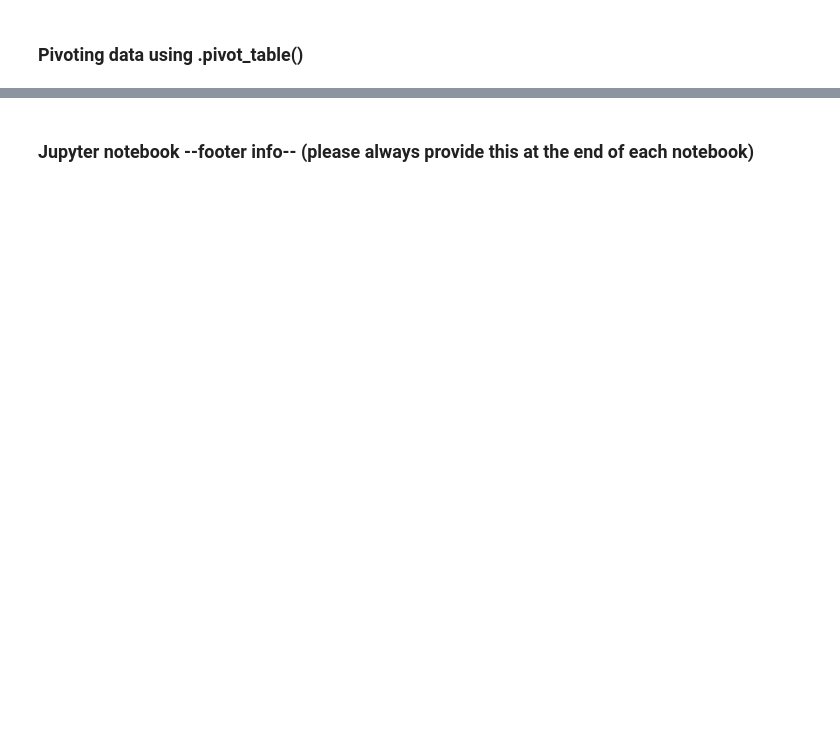
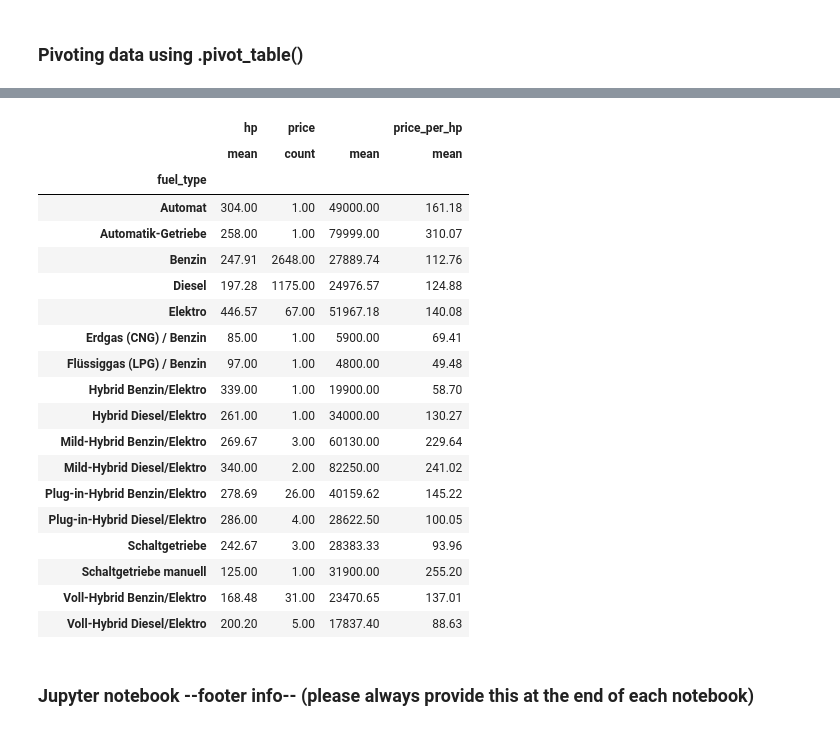
Before and after one commit to CharlesNinjaCoding/python_data_preparation, a Jupyter notebook: advanced_data_preparation_car_data_modified.ipynb, the cells around one changed output, grey strips where cells are left out. Cells and saved outputs as stored; diff of their text form; code cells hidden in the pictures; blank space fills up the shorter version.

```diff
--- a/advanced_data_preparation_car_data_modified.ipynb
+++ b/advanced_data_preparation_car_data_modified.ipynb
@@ -864,3 +943,37 @@ display(df3[['offer_id',
+# %%
+pivot_table = pd.pivot_table(df3[['fuel_type', 'price', 'hp', 'price_per_hp']],
+                             index=['fuel_type'],
+                             values=['price','price_per_hp','hp'],
+                             aggfunc={'price': ['count', 'mean'],
+                                     'price_per_hp': 'mean',
+                                     'hp': 'mean'}).round(2)
+
+# Format the values to 2 decimal places with trailing zeros
+pivot_table = pivot_table.map(lambda x: f"{x:.2f}" if isinstance(x, (int, float)) else x)
+
+# Display the pivot table
+pivot_table
+# %% [output]
+|  | hp | price |  | price_per_hp |
+|  | mean | count | mean | mean |
+| fuel_type |  |  |  |  |
+| Automat | 304.00 | 1.00 | 49000.00 | 161.18 |
+| Automatik-Getriebe | 258.00 | 1.00 | 79999.00 | 310.07 |
+| Benzin | 247.91 | 2648.00 | 27889.74 | 112.76 |
+| Diesel | 197.28 | 1175.00 | 24976.57 | 124.88 |
+| Elektro | 446.57 | 67.00 | 51967.18 | 140.08 |
+| Erdgas (CNG) / Benzin | 85.00 | 1.00 | 5900.00 | 69.41 |
+| Flüssiggas (LPG) / Benzin | 97.00 | 1.00 | 4800.00 | 49.48 |
+| Hybrid Benzin/Elektro | 339.00 | 1.00 | 19900.00 | 58.70 |
+| Hybrid Diesel/Elektro | 261.00 | 1.00 | 34000.00 | 130.27 |
+| Mild-Hybrid Benzin/Elektro | 269.67 | 3.00 | 60130.00 | 229.64 |
+| Mild-Hybrid Diesel/Elektro | 340.00 | 2.00 | 82250.00 | 241.02 |
+| Plug-in-Hybrid Benzin/Elektro | 278.69 | 26.00 | 40159.62 | 145.22 |
+| Plug-in-Hybrid Diesel/Elektro | 286.00 | 4.00 | 28622.50 | 100.05 |
+| Schaltgetriebe | 242.67 | 3.00 | 28383.33 | 93.96 |
+| Schaltgetriebe manuell | 125.00 | 1.00 | 31900.00 | 255.20 |
+| Voll-Hybrid Benzin/Elektro | 168.48 | 31.00 | 23470.65 | 137.01 |
+| Voll-Hybrid Diesel/Elektro | 200.20 | 5.00 | 17837.40 | 88.63 |
 # %% [markdown]
 ### Jupyter notebook --footer info-- (please always provide this at the end of each notebook)
 # %%
```
Also changed, not shown: parts of 5 cells of this notebook.
